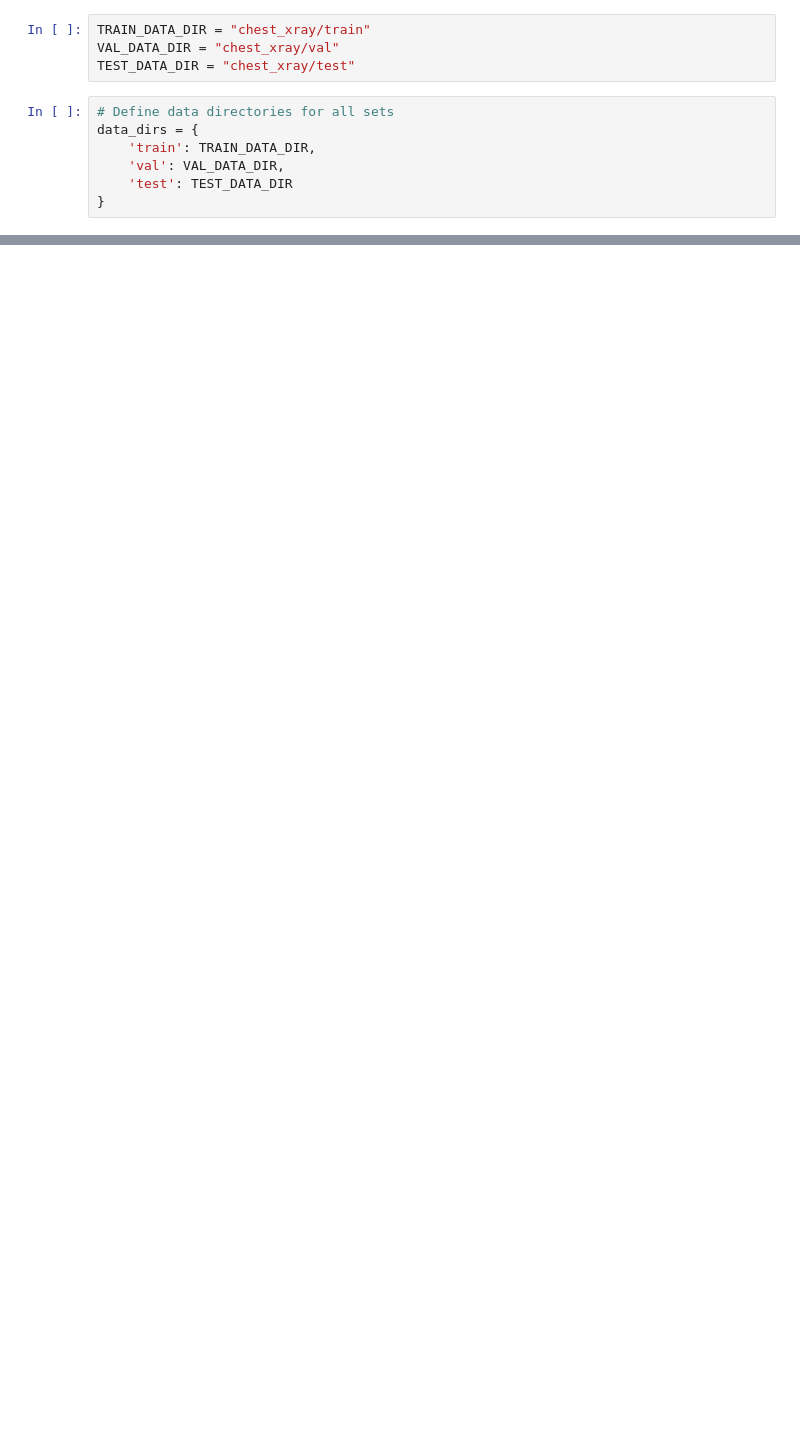
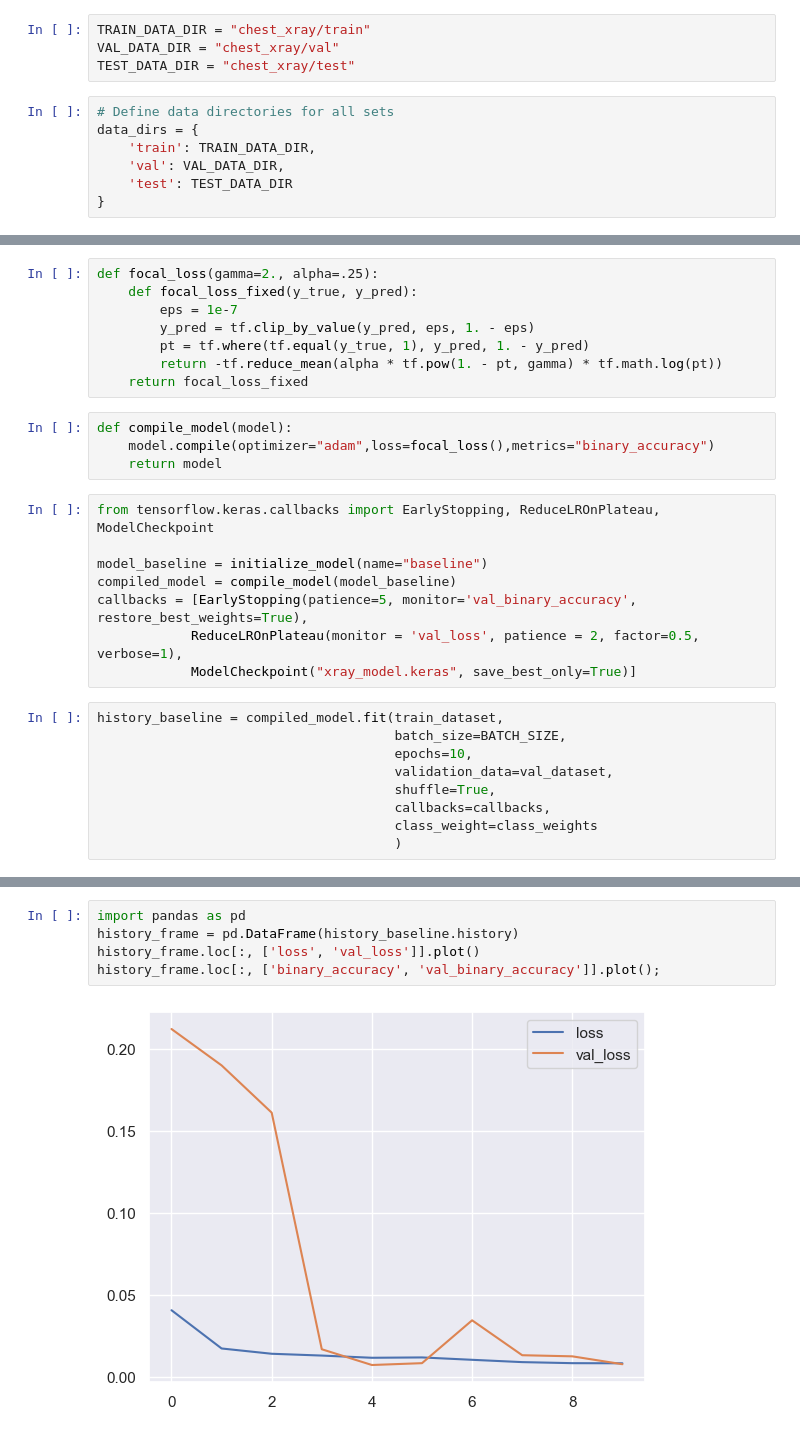
Before and after one commit to aishsetia/PneumoDetects, a Jupyter notebook: experiments.ipynb, the cells around one changed output, grey strips where cells are left out. Drawn from its saved outputs; the diff is of its cells as text; blank space fills up the shorter version.

Commit message:
Add model

```diff
--- a/experiments.ipynb
+++ b/experiments.ipynb
@@ -77,0 +241,29 @@ plot_sample_images(data_dirs)
+# %%
+def focal_loss(gamma=2., alpha=.25):
+    def focal_loss_fixed(y_true, y_pred):
+        eps = 1e-7
+        y_pred = tf.clip_by_value(y_pred, eps, 1. - eps)
+        pt = tf.where(tf.equal(y_true, 1), y_pred, 1. - y_pred)
+        return -tf.reduce_mean(alpha * tf.pow(1. - pt, gamma) * tf.math.log(pt))
+    return focal_loss_fixed
+# %%
+def compile_model(model):
+    model.compile(optimizer="adam",loss=focal_loss(),metrics="binary_accuracy")
+    return model
+# %%
+from tensorflow.keras.callbacks import EarlyStopping, ReduceLROnPlateau, ModelCheckpoint
+
+model_baseline = initialize_model(name="baseline")
+compiled_model = compile_model(model_baseline)
+callbacks = [EarlyStopping(patience=5, monitor='val_binary_accuracy', restore_best_weights=True),
+            ReduceLROnPlateau(monitor = 'val_loss', patience = 2, factor=0.5, verbose=1),
+            ModelCheckpoint("xray_model.keras", save_best_only=True)]
+# %%
+history_baseline = compiled_model.fit(train_dataset,
+                                      batch_size=BATCH_SIZE,
+                                      epochs=10,
+                                      validation_data=val_dataset,
+                                      shuffle=True,
+                                      callbacks=callbacks,
+                                      class_weight=class_weights
+                                      )
@@ -77,0 +292,7 @@ plot_sample_images(data_dirs)
+# %%
+import pandas as pd
+history_frame = pd.DataFrame(history_baseline.history)
+history_frame.loc[:, ['loss', 'val_loss']].plot()
+history_frame.loc[:, ['binary_accuracy', 'val_binary_accuracy']].plot();
+# %% [output]
+[figure, added]
```
Also changed, not shown: parts of 17 cells of this notebook, 4 other files.
